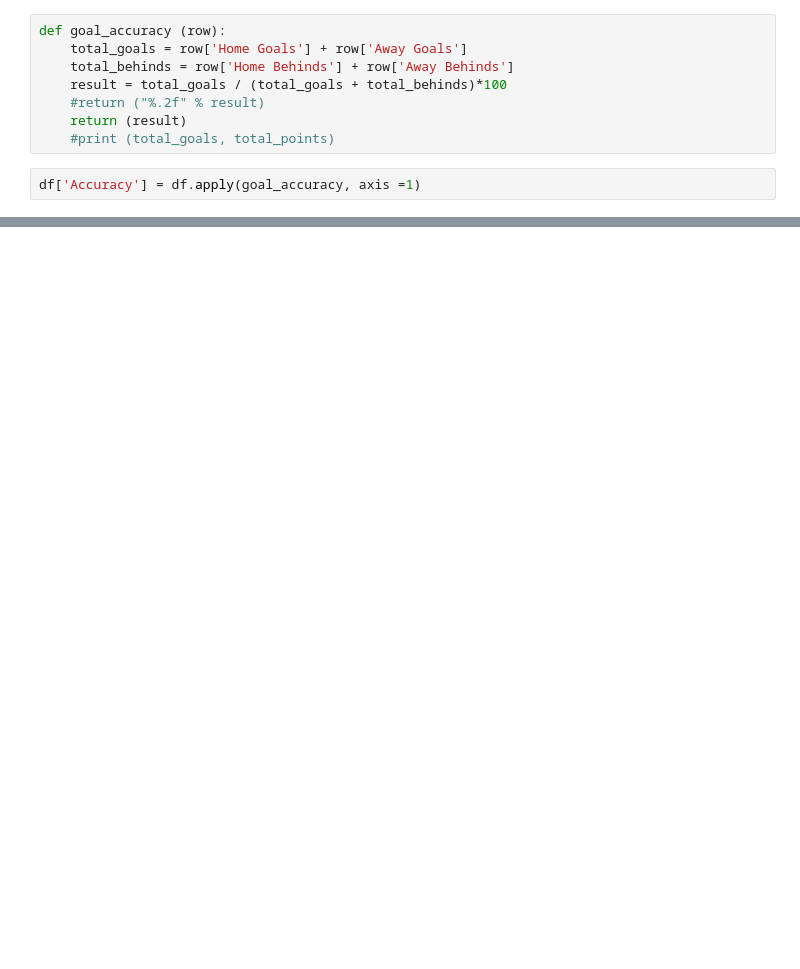
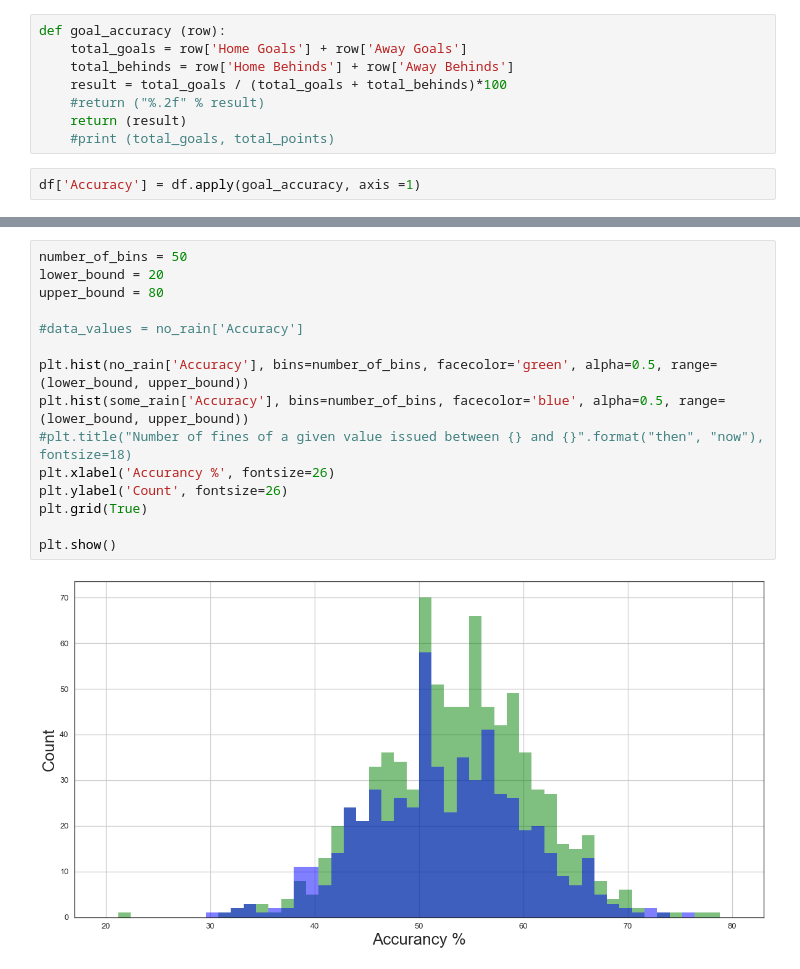
Before and after one commit to ssweeney1988/2015lab2, a Jupyter notebook: AFL_data_manipulation.ipynb, the cells around one changed output, grey strips where cells are left out. Cells and saved outputs as stored; diff of their text form; blank space fills up the shorter version.

```diff
--- a/AFL_data_manipulation.ipynb
+++ b/AFL_data_manipulation.ipynb
@@ -156,0 +250,17 @@ no rain v a
+# %%
+number_of_bins = 50
+lower_bound = 20
+upper_bound = 80
+
+#data_values = no_rain['Accuracy']
+
+plt.hist(no_rain['Accuracy'], bins=number_of_bins, facecolor='green', alpha=0.5, range=(lower_bound, upper_bound))
+plt.hist(some_rain['Accuracy'], bins=number_of_bins, facecolor='blue', alpha=0.5, range=(lower_bound, upper_bound))
+#plt.title("Number of fines of a given value issued between {} and {}".format("then", "now"), fontsize=18)
+plt.xlabel('Accurancy %', fontsize=26)
+plt.ylabel('Count', fontsize=26)
+plt.grid(True)
+
+plt.show()
+# %% [output]
+[figure, added]
```
Also changed, not shown: parts of 36 cells of this notebook, 3 other files.
